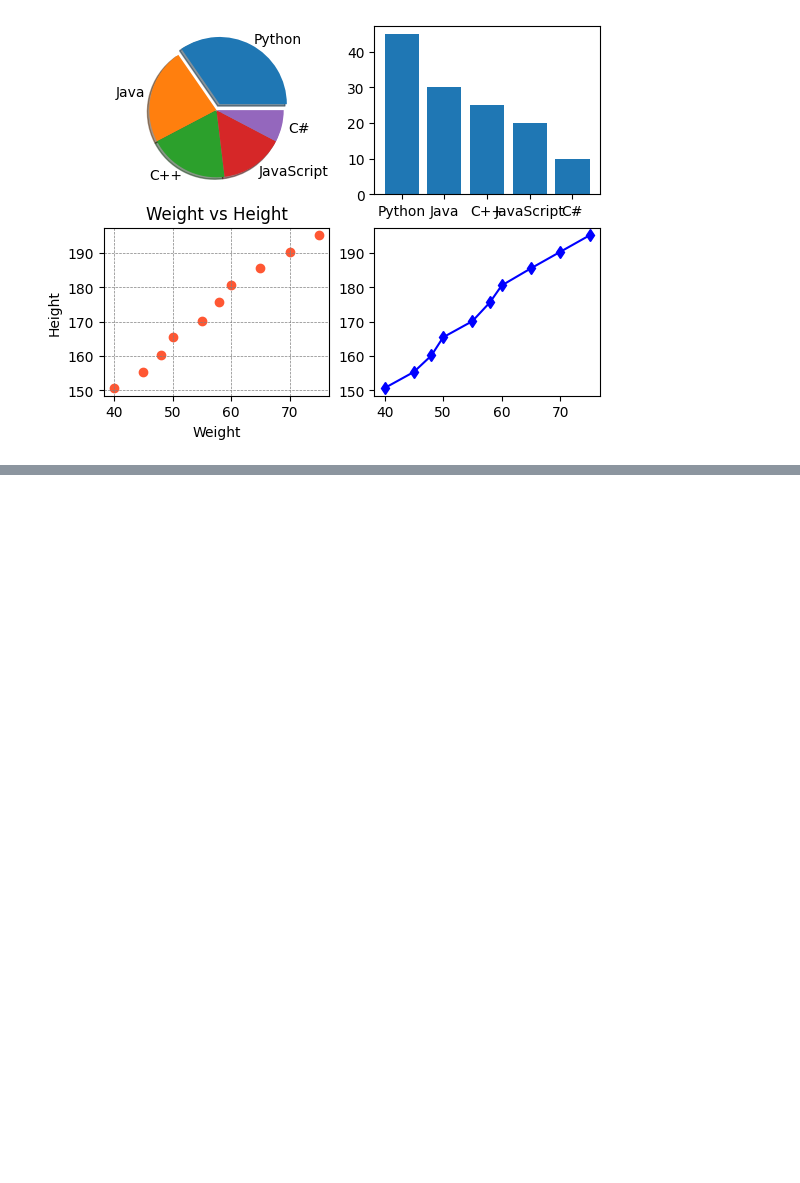
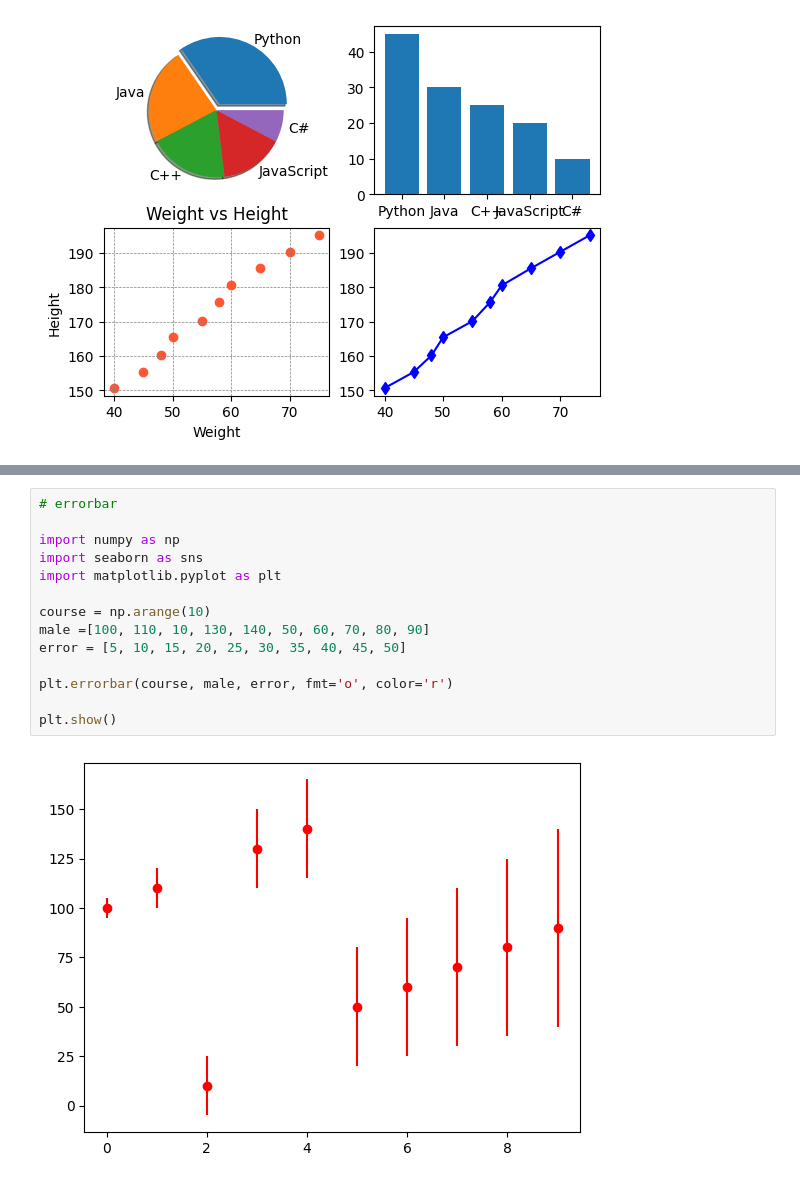
Before and after one commit to sanjaikannang/AI-ML, a Jupyter notebook: Module_7/Day-1/Day-1.ipynb, the cells around one changed output, grey strips where cells are left out. Drawn from its saved outputs; the diff is of its cells as text; blank space fills up the shorter version.

```diff
--- a/Module_7/Day-1/Day-1.ipynb
+++ b/Module_7/Day-1/Day-1.ipynb
@@ -155,0 +210,16 @@ plt.show()
+# %%
+# errorbar
+
+import numpy as np
+import seaborn as sns
+import matplotlib.pyplot as plt
+
+course = np.arange(10)
+male =[100, 110, 10, 130, 140, 50, 60, 70, 80, 90]
+error = [5, 10, 15, 20, 25, 30, 35, 40, 45, 50]
+
+plt.errorbar(course, male, error, fmt='o', color='r')
+
+plt.show()
+# %% [output]
+[figure, added]
```
Also changed, not shown: parts of 4 cells of this notebook.
